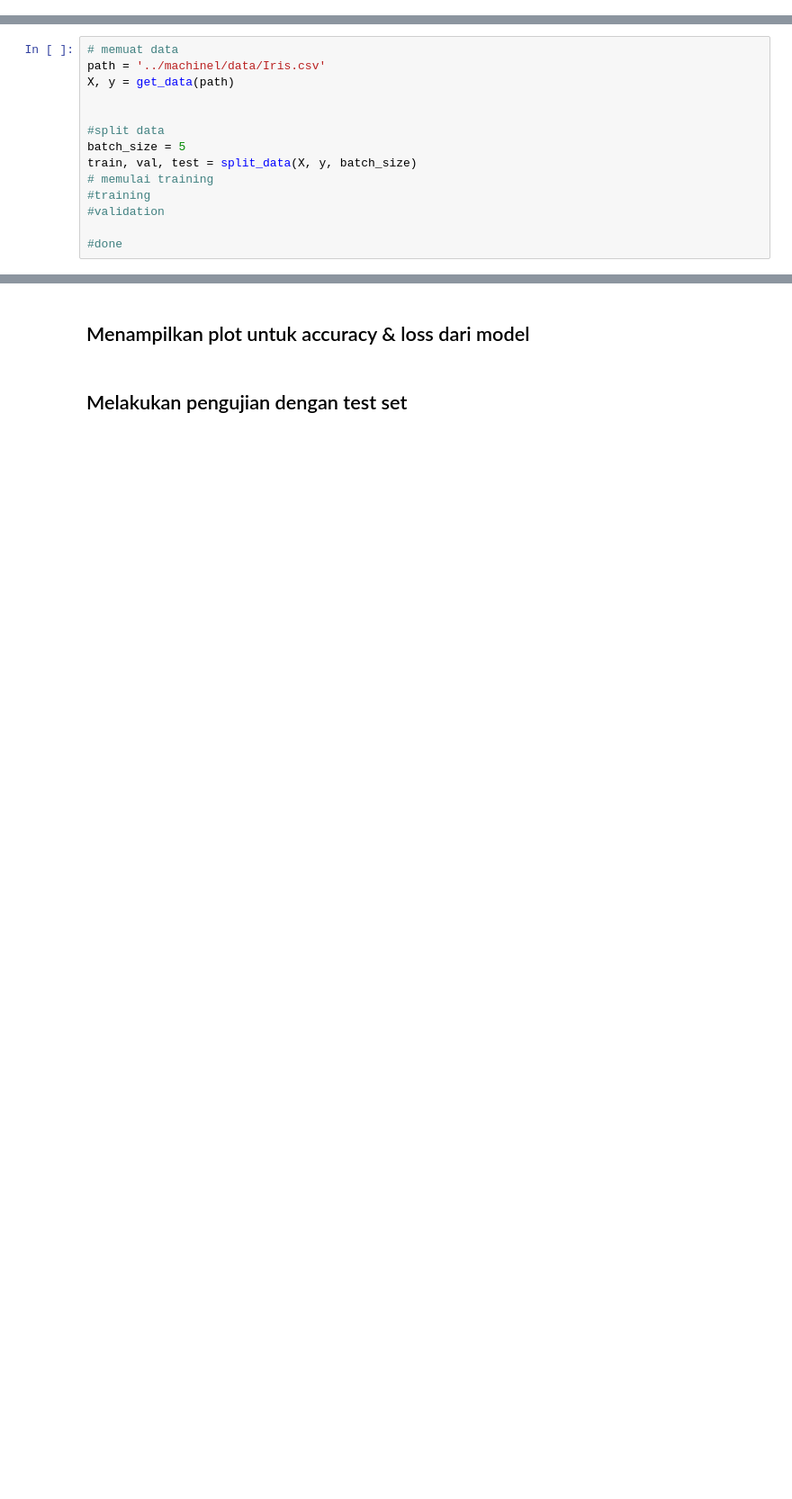
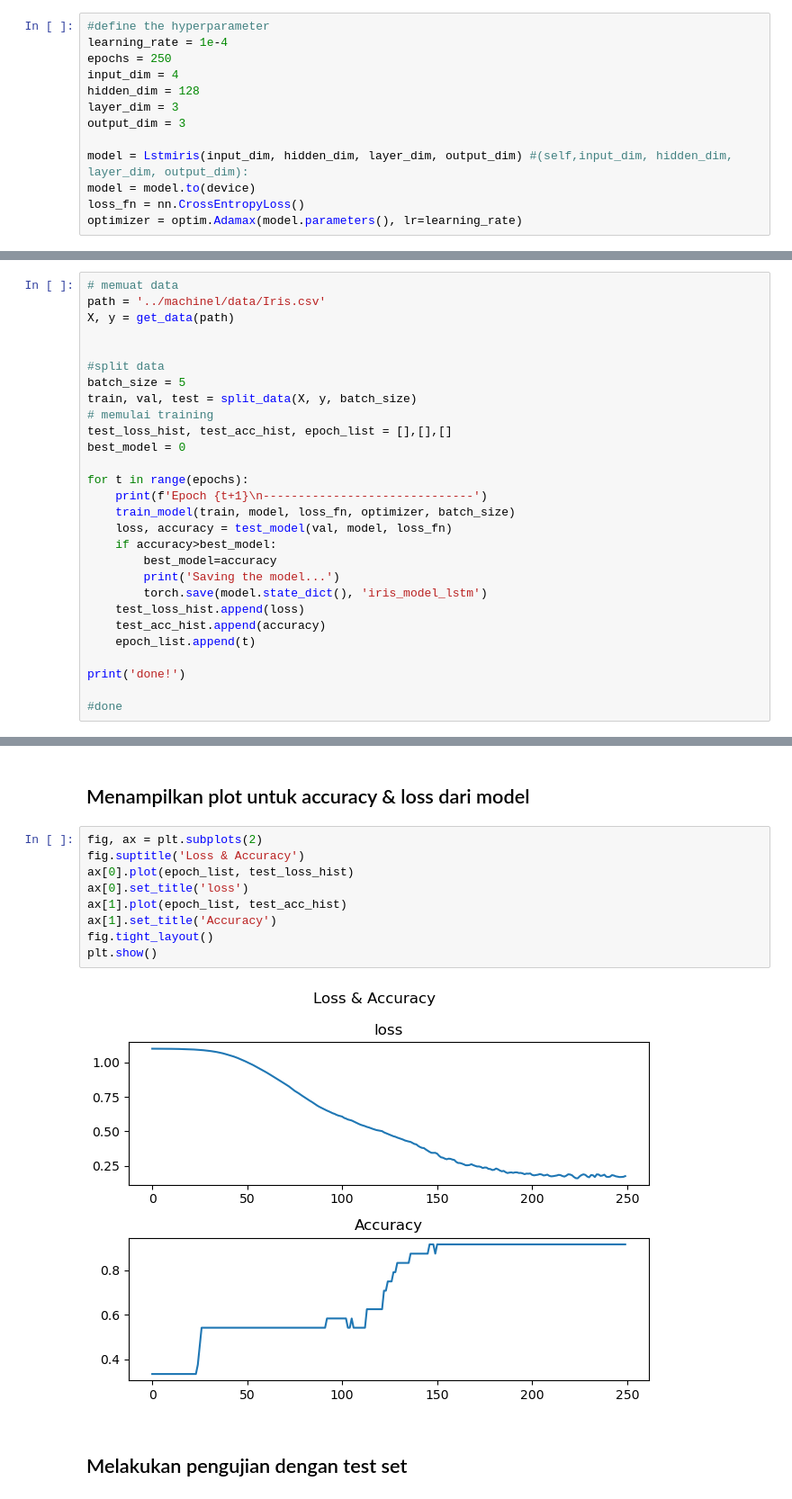
Before and after one commit to izhanugr/Machine-Learning, a Jupyter notebook: lstm_iris.ipynb, the cells around one changed output, grey strips where cells are left out. Shown at 90% size. Drawn from its saved outputs; the diff is of its cells as text; blank space fills up the shorter version.

```diff
--- a/lstm_iris.ipynb
+++ b/lstm_iris.ipynb
@@ -112,3 +189,16 @@ class Lstmiris(nn.Module):
+# %%
+#define the hyperparameter
+learning_rate = 1e-4
+epochs = 250
+input_dim = 4
+hidden_dim = 128
+layer_dim = 3
+output_dim = 3
+
+model = Lstmiris(input_dim, hidden_dim, layer_dim, output_dim) #(self,input_dim, hidden_dim, layer_dim, output_dim):
+model = model.to(device)
+loss_fn = nn.CrossEntropyLoss()
+optimizer = optim.Adamax(model.parameters(), lr=learning_rate)
 # %% [markdown]
 ## Main Program
 # %%
@@ -121,8 +211,22 @@ X, y = get_data(path)
 batch_size = 5
 train, val, test = split_data(X, y, batch_size)
 # memulai training
-#training
-#validation
+test_loss_hist, test_acc_hist, epoch_list = [],[],[]
+best_model = 0
+
+for t in range(epochs):
+    print(f'Epoch {t+1}\n------------------------------')
+    train_model(train, model, loss_fn, optimizer, batch_size)
+    loss, accuracy = test_model(val, model, loss_fn)
+    if accuracy>best_model:
+        best_model=accuracy
+        print('Saving the model...')
+        torch.save(model.state_dict(), 'iris_model_lstm')
+    test_loss_hist.append(loss)
+    test_acc_hist.append(accuracy)
+    epoch_list.append(t)
+
+print('done!')
 
 #done
 # %% [output]
@@ -131,4 +250,15 @@ train num bacthes: 20, val : 5, test : 6
 # %% [markdown]
 ## Menampilkan plot untuk accuracy & loss dari model
+# %%
+fig, ax = plt.subplots(2)
+fig.suptitle('Loss & Accuracy')
+ax[0].plot(epoch_list, test_loss_hist)
+ax[0].set_title('loss')
+ax[1].plot(epoch_list, test_acc_hist)
+ax[1].set_title('Accuracy')
+fig.tight_layout()
+plt.show()
+# %% [output]
+[figure, added]
 # %% [markdown]
 ## Melakukan pengujian dengan test set
```
Also changed, not shown: parts of 7 cells of this notebook, 1 other file.
